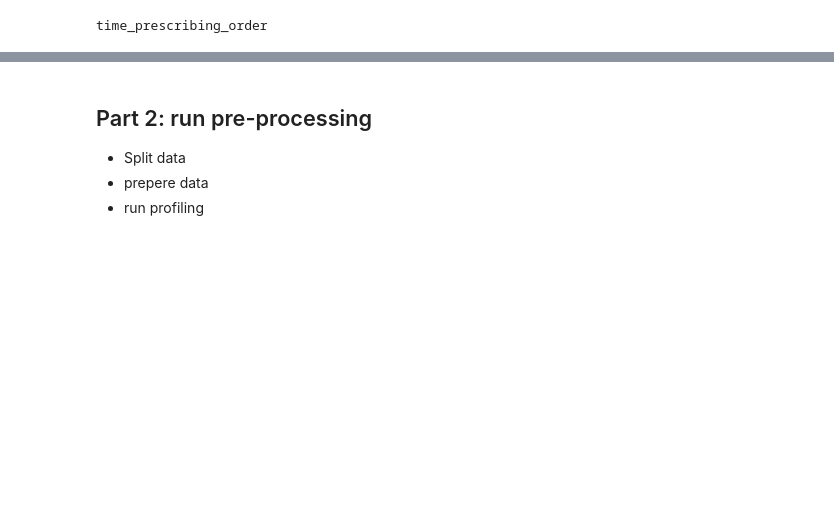
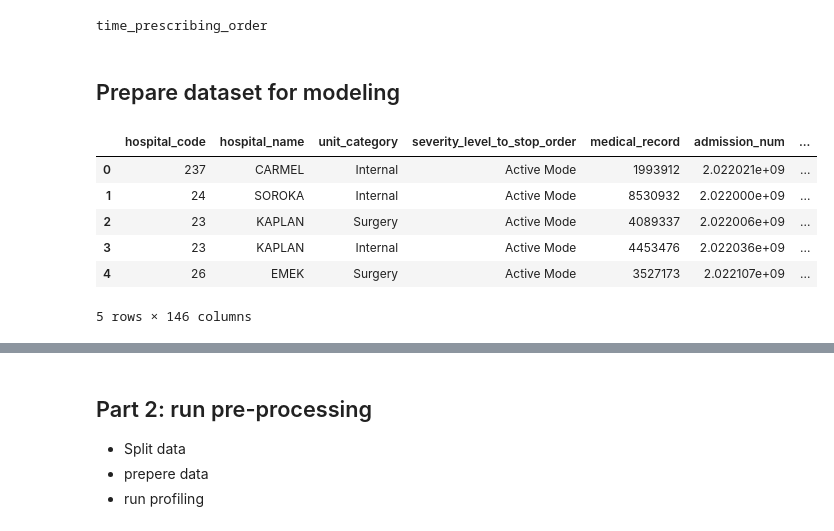
Before and after one commit to nirshlom/alert-fatigue, a Jupyter notebook: model_pipeline/model_analysis.ipynb, the cells around one changed output, grey strips where cells are left out. Drawn from its saved outputs; the diff is of its cells as text; code cells hidden in the pictures; blank space fills up the shorter version.

```diff
--- a/model_pipeline/model_analysis.ipynb
+++ b/model_pipeline/model_analysis.ipynb
@@ -51,3 +60,16 @@ date_column = config['date_column']
 print(date_column)
 # %% [output]
 time_prescribing_order
+# %% [markdown]
+## Prepare dataset for modeling
+# %%
+df = pd.read_csv("../alert_analysis/data/main_data_2022/df_main_active_adult_renamed_clean_sample_10pct.csv")
+df.head()
+# %% [output]
+|  | hospital_code | hospital_name | unit_category | severity_level_to_stop_order | medical_record | admission_num | ... |
+| 0 | 237 | CARMEL | Internal | Active Mode | 1993912 | 2.022021e+09 | ... |
+| 1 | 24 | SOROKA | Internal | Active Mode | 8530932 | 2.022000e+09 | ... |
+| 2 | 23 | KAPLAN | Surgery | Active Mode | 4089337 | 2.022006e+09 | ... |
+| 3 | 23 | KAPLAN | Internal | Active Mode | 4453476 | 2.022036e+09 | ... |
+| 4 | 26 | EMEK | Surgery | Active Mode | 3527173 | 2.022107e+09 | ... |
+5 rows × 146 columns
```
Also changed, not shown: parts of 19 cells of this notebook, 3 other files.
